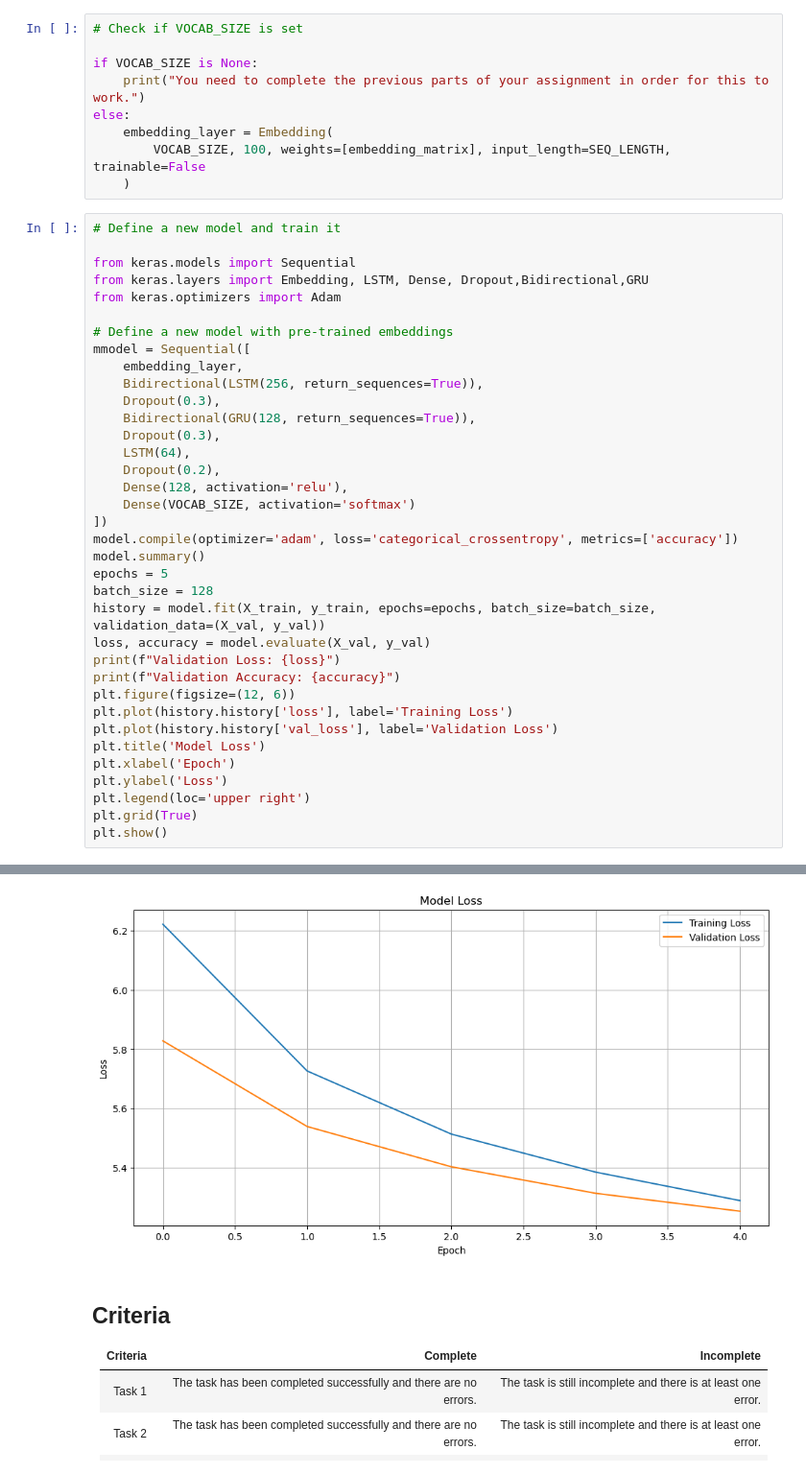
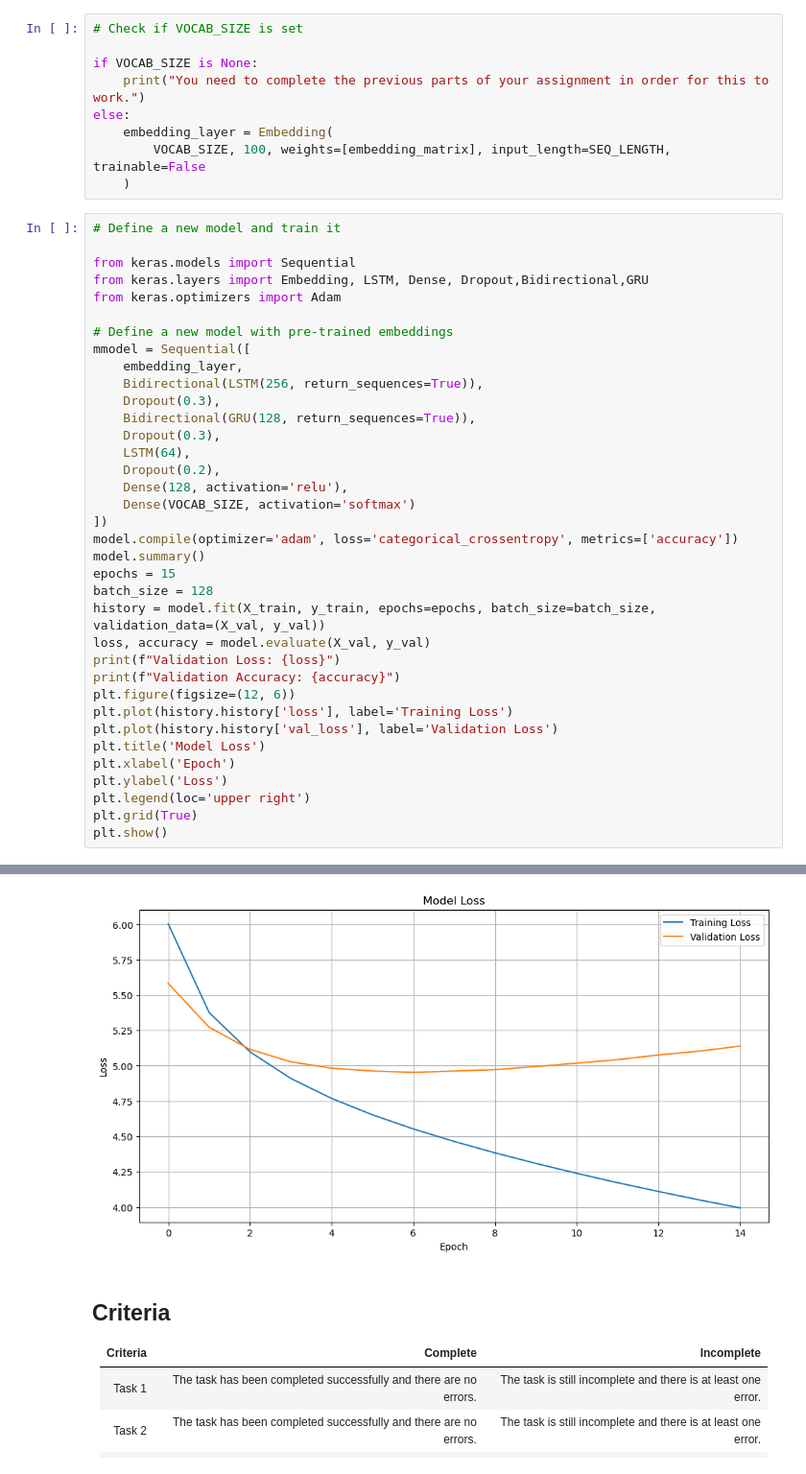
Before and after one commit to jimmyabou/deep_learning, a Jupyter notebook: 02_activities/assignments/assignment_2.ipynb, the cells around one changed output, grey strips where cells are left out. Shown at 96% size. Cells and saved outputs as stored; diff of their text form.

```diff
--- a/02_activities/assignments/assignment_2.ipynb
+++ b/02_activities/assignments/assignment_2.ipynb
@@ -396,7 +396,7 @@ mmodel = Sequential([
 ])
 model.compile(optimizer='adam', loss='categorical_crossentropy', metrics=['accuracy'])
 model.summary()
-epochs = 5
+epochs = 15
 batch_size = 128
 history = model.fit(X_train, y_train, epochs=epochs, batch_size=batch_size, validation_data=(X_val, y_val))
 loss, accuracy = model.evaluate(X_val, y_val)
@@ -432,4 +432,4 @@ Validation Accuracy: 0.1445223093032837
-[figure, old version]
+[figure, new version]
 # %% [markdown]
 ## Criteria
 
```
Also changed, not shown: parts of 5 cells of this notebook.
